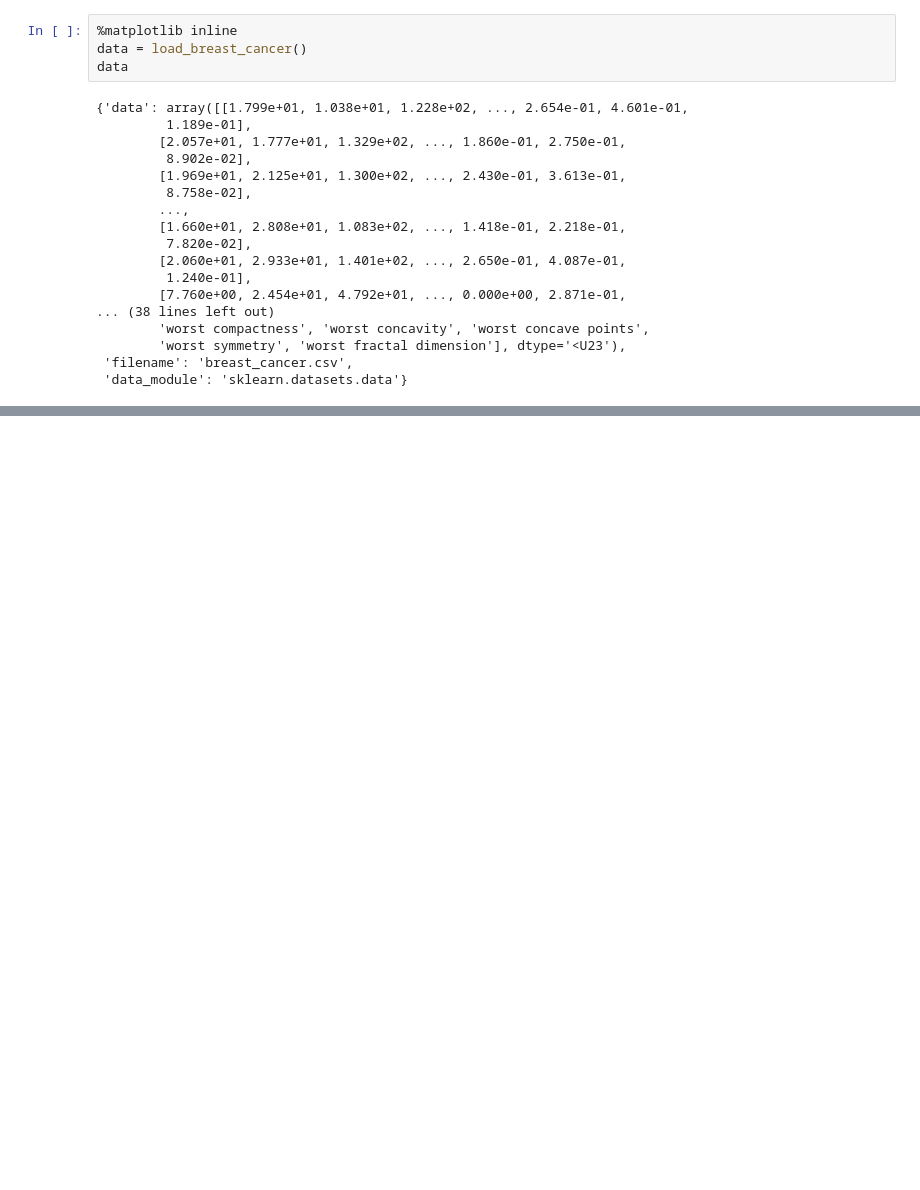
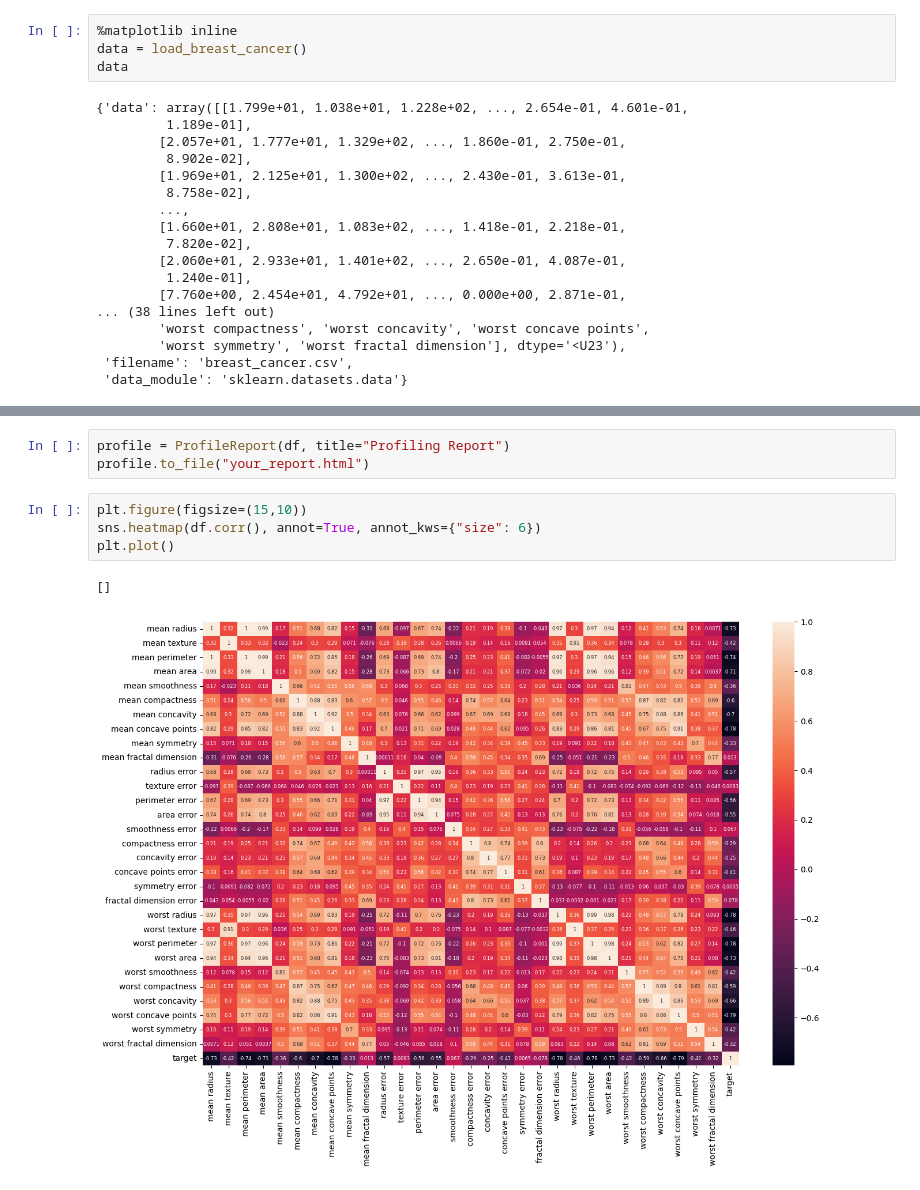
Before and after one commit to Oscar1979-png/2026-02-BILBAO-FT-Data-Science, a Jupyter notebook: 3-Machine_Learning/1-Supervisado/4-Pipelines/ejercicios/Breast_cancer_OFG.ipynb, the cells around one changed output, grey strips where cells are left out. Drawn from its saved outputs; the diff is of its cells as text; blank space fills up the shorter version.

```diff
--- a/3-Machine_Learning/1-Supervisado/4-Pipelines/ejercicios/Breast_cancer_OFG.ipynb
+++ b/3-Machine_Learning/1-Supervisado/4-Pipelines/ejercicios/Breast_cancer_OFG.ipynb
@@ -48,0 +149,10 @@ NameError: name 'data' is not defined
+# %%
+profile = ProfileReport(df, title="Profiling Report")
+profile.to_file("your_report.html")
+# %%
+plt.figure(figsize=(15,10))
+sns.heatmap(df.corr(), annot=True, annot_kws={"size": 6})
+plt.plot()
+# %% [output]
+[]
+[figure, added]
```
Also changed, not shown: parts of 42 cells of this notebook, 11 other files.
